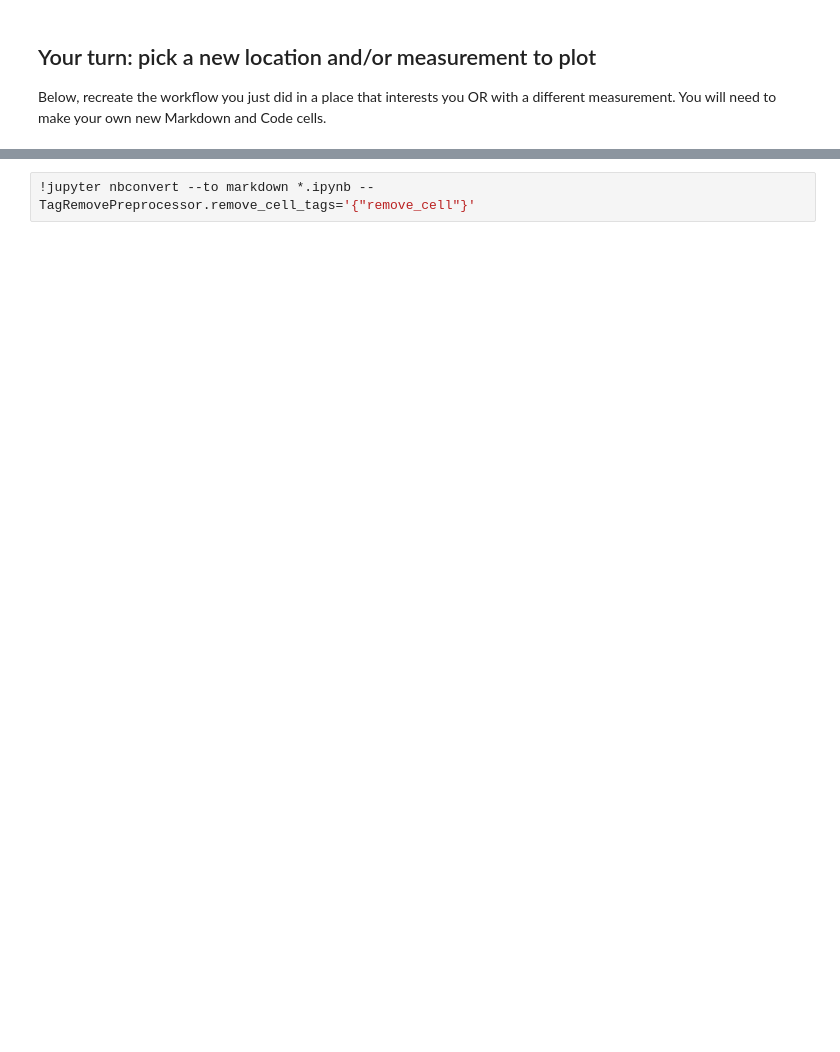
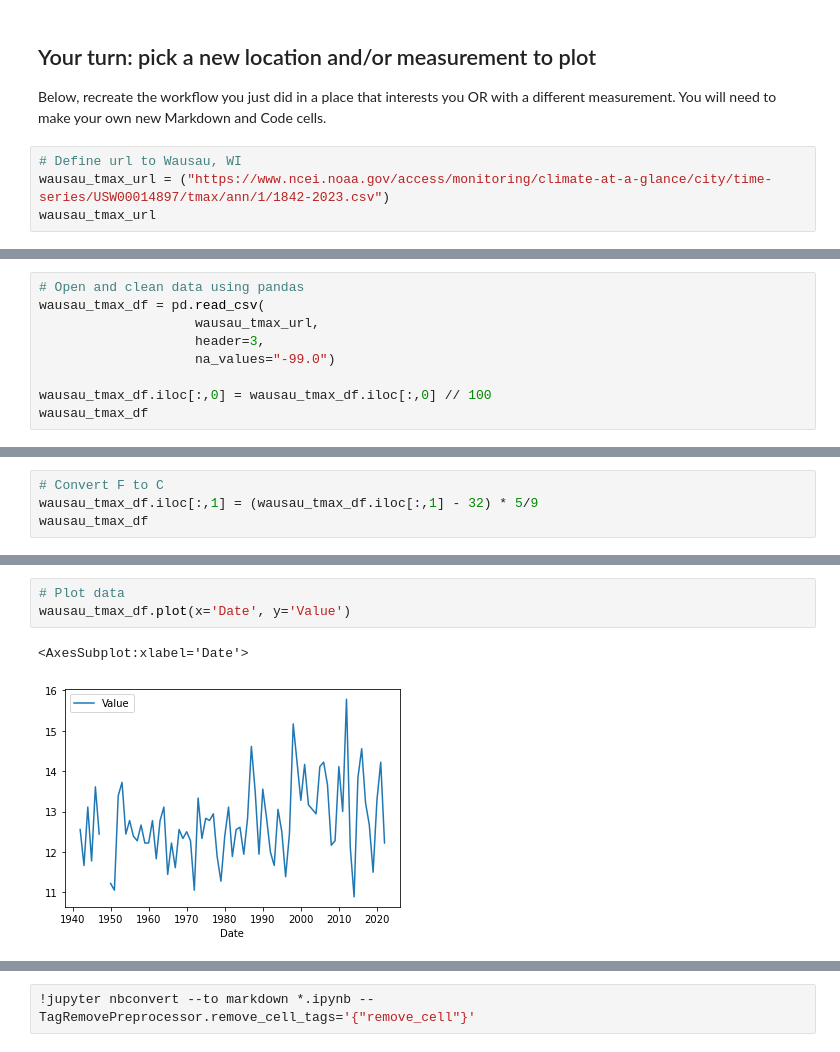
Before and after one commit to nquarder/get-started-with-reproducible-science-nquarder, a Jupyter notebook: Get Started with Open Reproducible Science!.ipynb, the cells around one changed output, grey strips where cells are left out. Cells and saved outputs as stored; diff of their text form; blank space fills up the shorter version.

Commit message:
adding wausau, wi

```diff
--- a/Get Started with Open Reproducible Science!.ipynb
+++ b/Get Started with Open Reproducible Science!.ipynb
@@ -434,3 +435,7 @@ Describe your plot in this cell in 2-3 sentences
 # %% [markdown]
 ## Your turn: pick a new location and/or measurement to plot
 Below, recreate the workflow you just did in a place that interests you OR with a different measurement. You will need to make your own new Markdown and Code cells.
+# %%
+# Define url to Wausau, WI
+wausau_tmax_url = ("https://www.ncei.noaa.gov/access/monitoring/climate-at-a-glance/city/time-series/USW00014897/tmax/ann/1/1842-2023.csv")
+wausau_tmax_url
@@ -436,0 +444,9 @@ Below, recreate the workflow you just did in a place that interests you OR with
+# %%
+# Open and clean data using pandas
+wausau_tmax_df = pd.read_csv(
+                    wausau_tmax_url,
+                    header=3,
+                    na_values="-99.0")
+
+wausau_tmax_df.iloc[:,0] = wausau_tmax_df.iloc[:,0] // 100
+wausau_tmax_df
@@ -436,0 +471,4 @@ Below, recreate the workflow you just did in a place that interests you OR with
+# %%
+# Convert F to C
+wausau_tmax_df.iloc[:,1] = (wausau_tmax_df.iloc[:,1] - 32) * 5/9
+wausau_tmax_df
@@ -436,0 +489,6 @@ Below, recreate the workflow you just did in a place that interests you OR with
+# %%
+# Plot data
+wausau_tmax_df.plot(x='Date', y='Value')
+# %% [output]
+<AxesSubplot:xlabel='Date'>
+[figure, added]
```
Also changed, not shown: parts of 7 cells of this notebook.
